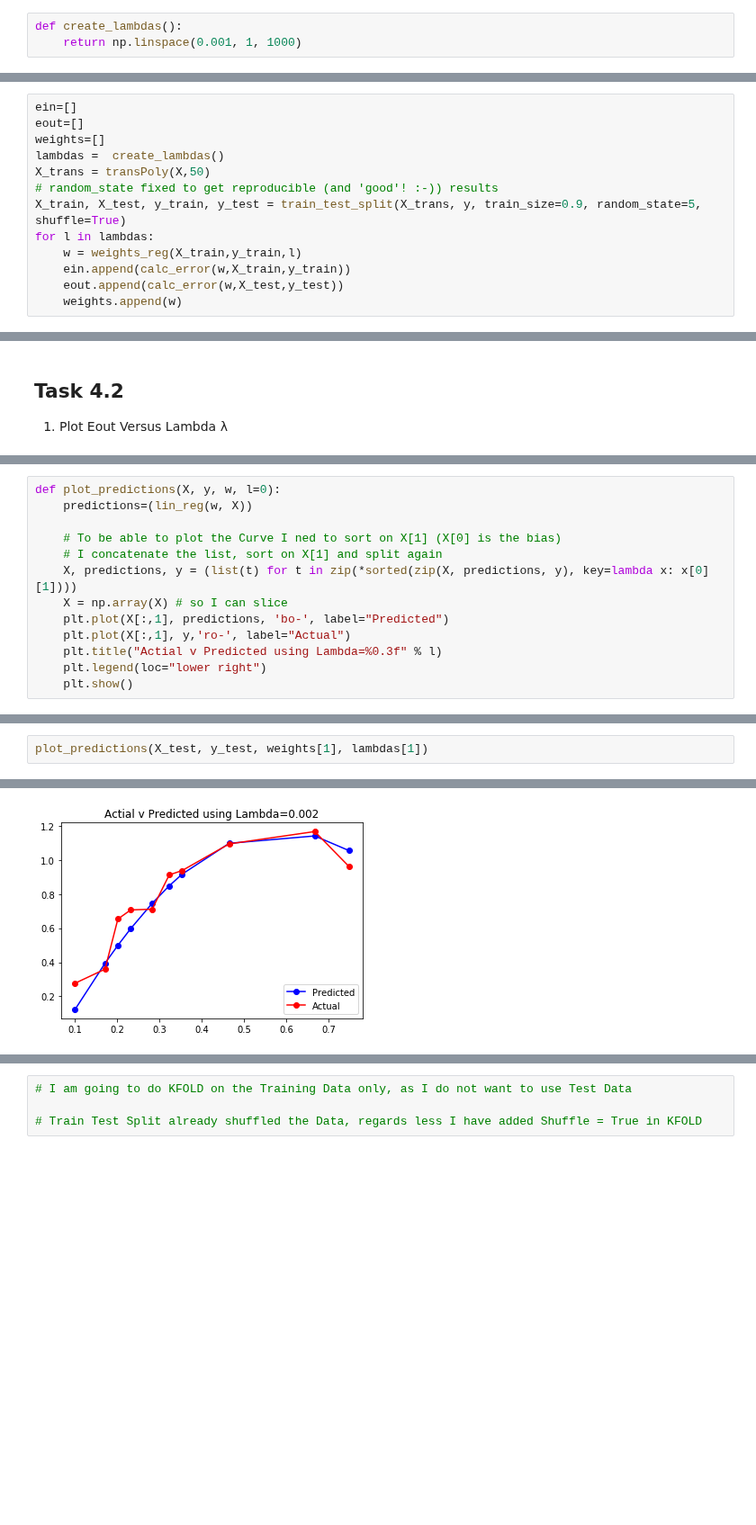
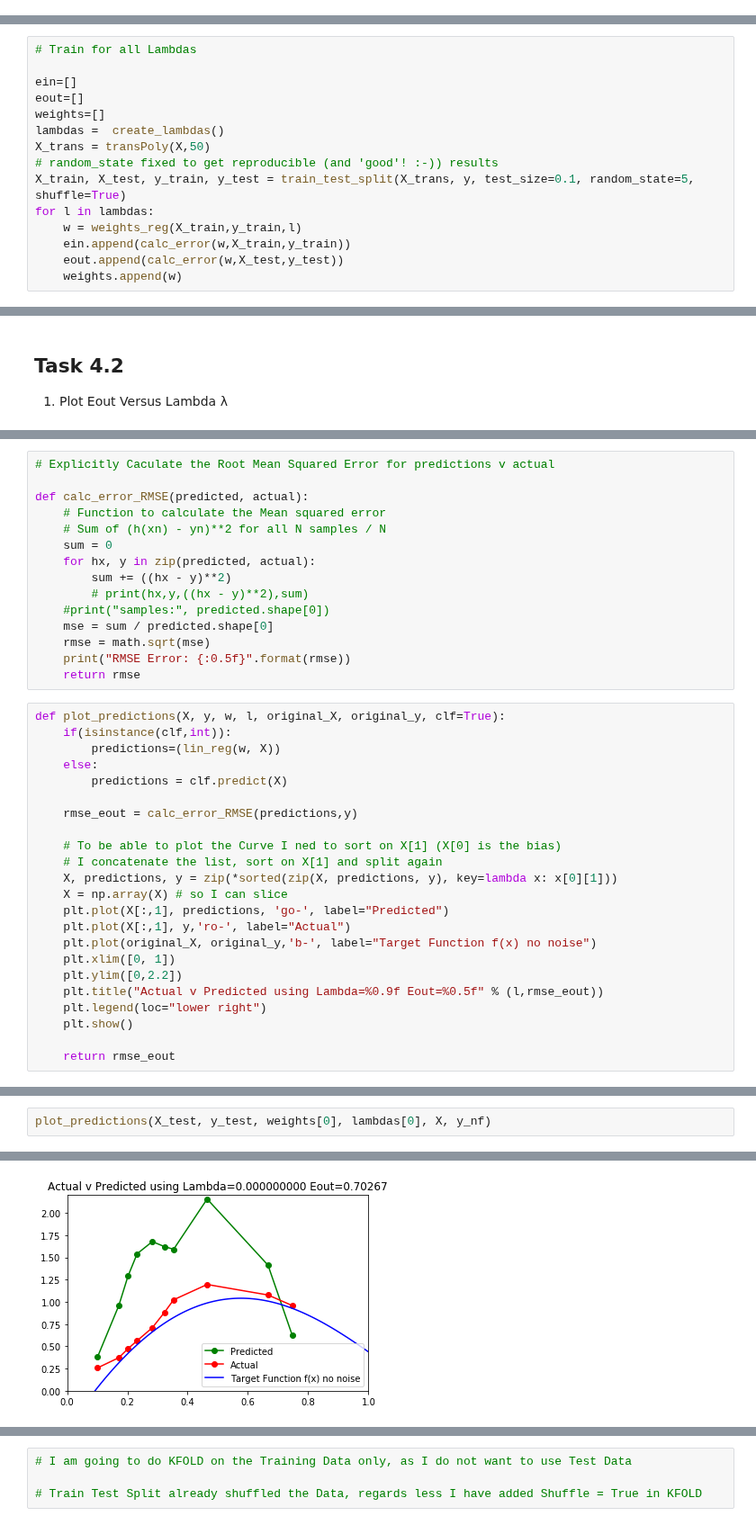
Before and after one commit to vipulpopat/MSCAI_Sem1_Etivity4, a Jupyter notebook: Etivity4_CE6002.ipynb, the cells around one changed output, grey strips where cells are left out. Shown at 90% size. Cells and saved outputs as stored; diff of their text form; blank space fills up the shorter version.

```diff
--- a/Etivity4_CE6002.ipynb
+++ b/Etivity4_CE6002.ipynb
@@ -71,6 +76,3 @@ def transPoly(X, power):
 # %% [markdown]
 ## Task 4.1
 Find the optimum regularization parameter, lambda &lambda;
-# %%
-def create_lambdas():
-    return np.linspace(0.001, 1, 1000)
@@ -77,13 +88,15 @@ def create_lambdas():
 # %% [markdown]
 Iterate over lambda, train the model and calculate Eout. Plot the latter versus lambda to see how much regularization is required.
 # %%
+# Train for all Lambdas
+
 ein=[]
 eout=[]
 weights=[]
 lambdas =  create_lambdas()
 X_trans = transPoly(X,50)
 # random_state fixed to get reproducible (and 'good'! :-)) results
-X_train, X_test, y_train, y_test = train_test_split(X_trans, y, train_size=0.9, random_state=5, shuffle=True)
+X_train, X_test, y_train, y_test = train_test_split(X_trans, y, test_size=0.1, random_state=5, shuffle=True)
 for l in lambdas:
     w = weights_reg(X_train,y_train,l)
     ein.append(calc_error(w,X_train,y_train))
@@ -130,13 +203,38 @@ plt.show()
+# %%
+# Explicitly Caculate the Root Mean Squared Error for predictions v actual
+
+def calc_error_RMSE(predicted, actual):
+    # Function to calculate the Mean squared error
+    # Sum of (h(xn) - yn)**2 for all N samples / N
+    sum = 0
+    for hx, y in zip(predicted, actual):
+        sum += ((hx - y)**2)
+        # print(hx,y,((hx - y)**2),sum)
+    #print("samples:", predicted.shape[0])
+    mse = sum / predicted.shape[0]
+    rmse = math.sqrt(mse)
+    print("RMSE Error: {:0.5f}".format(rmse))
+    return rmse
 # %%
-def plot_predictions(X, y, w, l=0):
-    predictions=(lin_reg(w, X))
+def plot_predictions(X, y, w, l, original_X, original_y, clf=True):
+    if(isinstance(clf,int)):
+        predictions=(lin_reg(w, X))
+    else:
+        predictions = clf.predict(X)
+
+    rmse_eout = calc_error_RMSE(predictions,y)
 
     # To be able to plot the Curve I ned to sort on X[1] (X[0] is the bias)
     # I concatenate the list, sort on X[1] and split again
-    X, predictions, y = (list(t) for t in zip(*sorted(zip(X, predictions, y), key=lambda x: x[0][1])))
+    X, predictions, y = zip(*sorted(zip(X, predictions, y), key=lambda x: x[0][1]))
     X = np.array(X) # so I can slice
-    plt.plot(X[:,1], predictions, 'bo-', label="Predicted")
+    plt.plot(X[:,1], predictions, 'go-', label="Predicted")
     plt.plot(X[:,1], y,'ro-', label="Actual")
-    plt.title("Actial v Predicted using Lambda=%0.3f" % l)
+    plt.plot(original_X, original_y,'b-', label="Target Function f(x) no noise")
+    plt.xlim([0, 1])
+    plt.ylim([0,2.2])
+    plt.title("Actual v Predicted using Lambda=%0.9f Eout=%0.5f" % (l,rmse_eout))
     plt.legend(loc="lower right")
     plt.show()
+
+    return rmse_eout
@@ -145,3 +243,3 @@ def plot_predictions(X, y, w, l=0):
 # %%
-plot_predictions(X_test, y_test, weights[1], lambdas[1])
+plot_predictions(X_test, y_test, weights[0], lambdas[0], X, y_nf)
 # %% [output]
@@ -148 +247 @@ plot_predictions(X_test, y_test, weights[1], lambdas[1])
-[figure, old version]
+[figure, new version]
```
Also changed, not shown: parts of 50 cells of this notebook.
